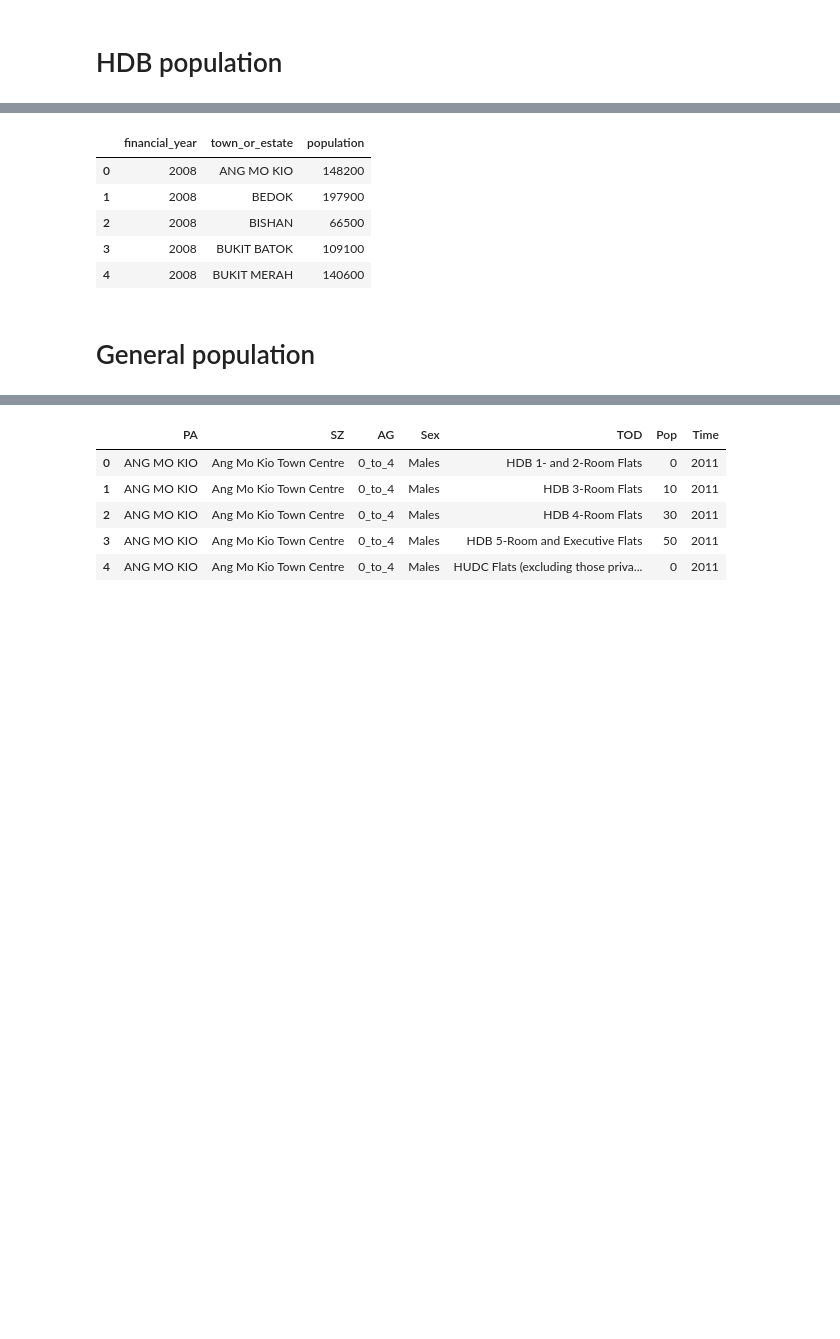
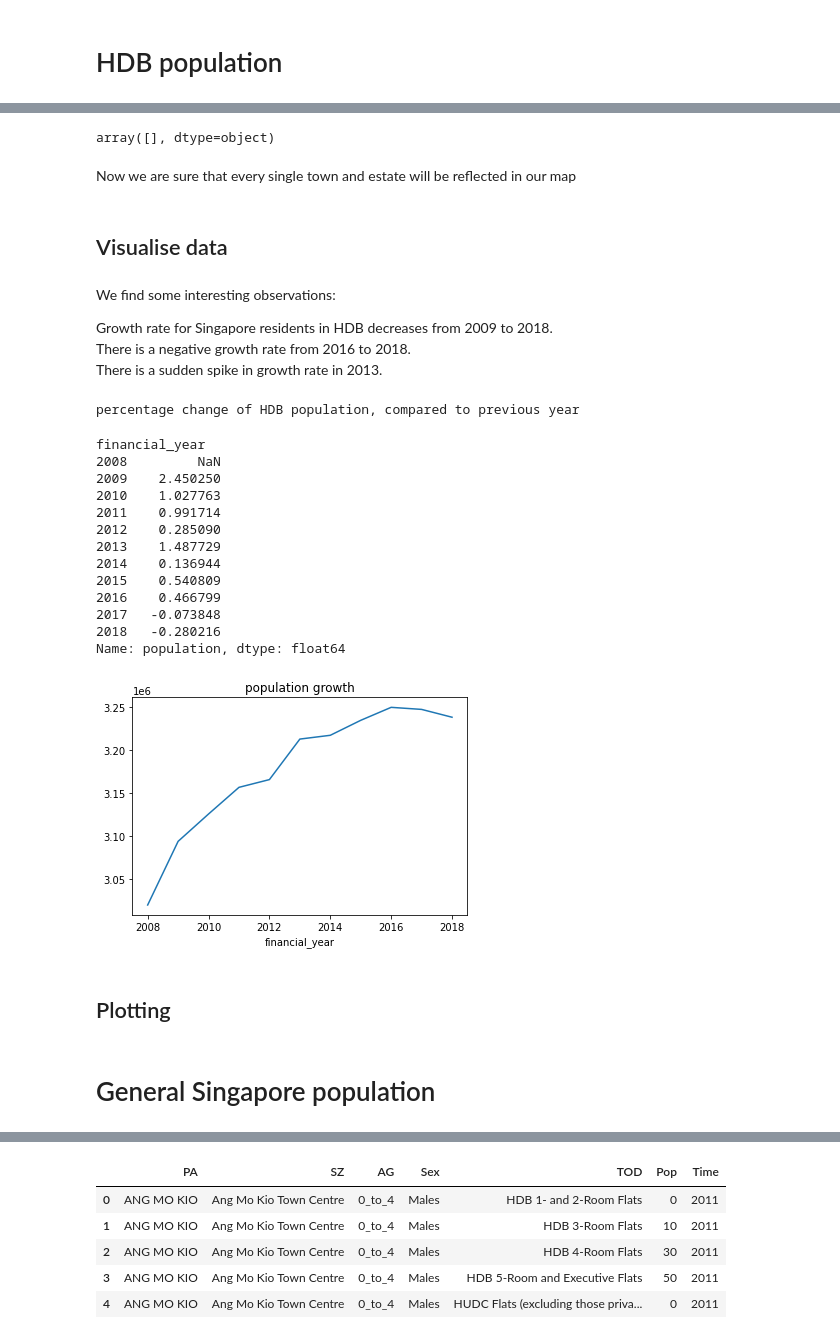
Before and after one commit to lingjie00/Singapore-population-map, a Jupyter notebook: Singapore population.ipynb, the cells around one changed output, grey strips where cells are left out. Drawn from its saved outputs; the diff is of its cells as text; code cells hidden in the pictures; blank space fills up the shorter version.

```diff
--- a/Singapore population.ipynb
+++ b/Singapore population.ipynb
@@ -69,0 +191,2 @@ HDB_pop = pd.read_csv(PATH+'estimated-resident-population-in-hdb-flats-by-town.c
+# %%
+HDB_pop = HDB_pop[HDB_pop['town_or_estate'] != 'Total']
@@ -70,2 +195,2 @@ HDB_pop = pd.read_csv(PATH+'estimated-resident-population-in-hdb-flats-by-town.c
 # %%
-HDB_pop['town_or_estate'] = HDB_pop['town_or_estate'].str.upper()
+HDB_pop = HDB_pop.assign(town_or_estate = HDB_pop['town_or_estate'].str.upper()) #capitalise all the names
@@ -72,2 +199,2 @@ HDB_pop['town_or_estate'] = HDB_pop['town_or_estate'].str.upper()
 # %%
-HDB_pop = HDB_pop[HDB_pop['town_or_estate']!='TOTAL']
+HDB_pop['town_or_estate'][~HDB_pop['town_or_estate'].isin(sg_map['Name'])].unique()
@@ -77,13 +208,42 @@ HDB_pop = HDB_pop.assign(town_or_estate = np.where(HDB_pop['town_or_estate']=='K
 # %%
 HDB_pop = HDB_pop.assign(town_or_estate = np.where(HDB_pop['town_or_estate']=='CENTRAL AREA',
                                                             'DOWNTOWN CORE', HDB_pop['town_or_estate']))
-# %%
-HDB_pop.head()
-# %% [output]
-|  | financial_year | town_or_estate | population |
-| 0 | 2008 | ANG MO KIO | 148200 |
-| 1 | 2008 | BEDOK | 197900 |
-| 2 | 2008 | BISHAN | 66500 |
-| 3 | 2008 | BUKIT BATOK | 109100 |
-| 4 | 2008 | BUKIT MERAH | 140600 |
+# %%
+HDB_pop['town_or_estate'][~HDB_pop['town_or_estate'].isin(sg_map['Name'])].unique()
+# %% [output]
+array([], dtype=object)
+# %% [markdown]
+Now we are sure that every single town and estate will be reflected in our map
+# %% [markdown]
+## Visualise data
+# %% [markdown]
+We find some interesting observations:
+
+Growth rate for Singapore residents in HDB decreases from 2009 to 2018.\
+There is a negative growth rate from 2016 to 2018.\
+There is a sudden spike in growth rate in 2013.
+# %%
+HDB_pop.groupby('financial_year')['population'].sum().plot(x='financial_year', y='population',
+                                                          title='population growth')
+
+print('percentage change of HDB population, compared to previous year')
+HDB_pop.groupby('financial_year')['population'].sum().pct_change()*100
+# %% [output]
+percentage change of HDB population, compared to previous year
+financial_year
+2008         NaN
+2009    2.450250
+2010    1.027763
+2011    0.991714
+2012    0.285090
+2013    1.487729
+2014    0.136944
+2015    0.540809
+2016    0.466799
+2017   -0.073848
+2018   -0.280216
+Name: population, dtype: float64
+[figure, added]
+# %% [markdown]
+## Plotting
 # %%
@@ -101,2 +266,2 @@ HDB_fig.write_html('output/HDB_fig.html')
 # %% [markdown]
-# General population
+# General Singapore population
```
Also changed, not shown: parts of 52 cells of this notebook, 3 other files.
